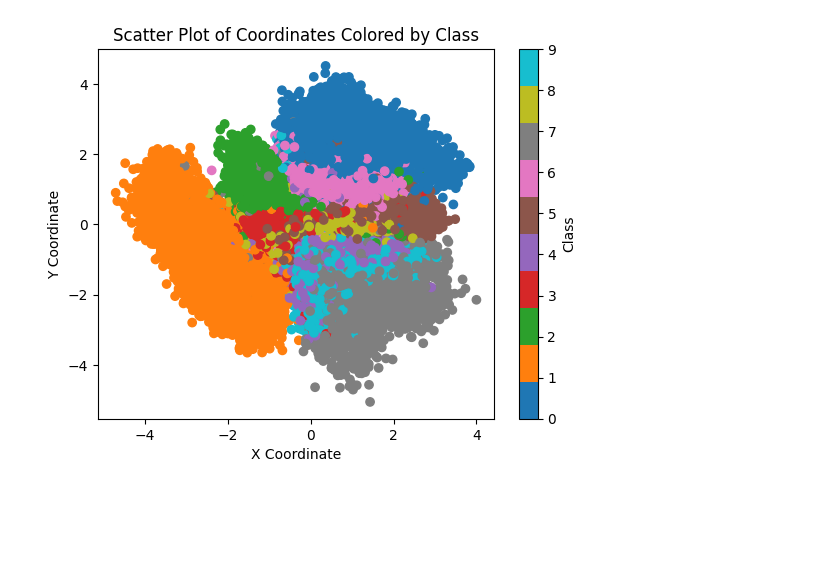
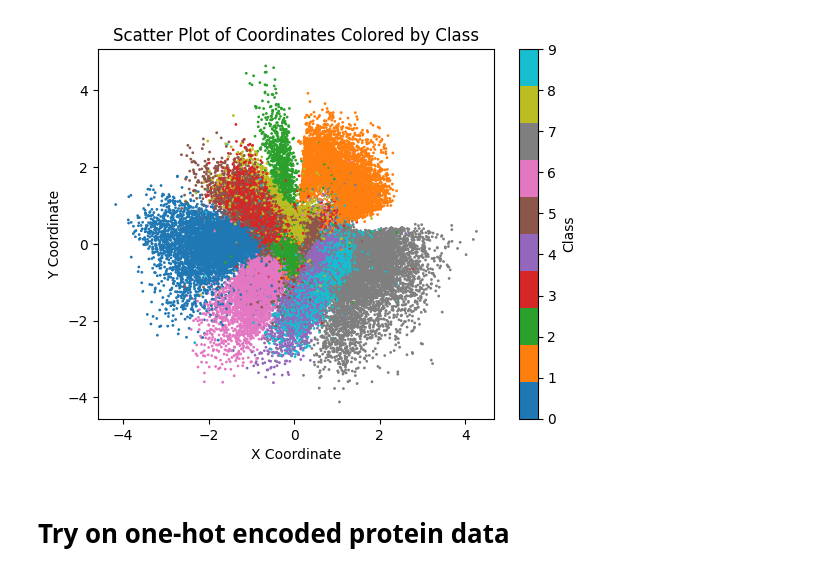
Before and after one commit to shazakam/ProteinManifoldLearning, a Jupyter notebook: Notebooks/MNIST.ipynb, the cells around one changed output. Cells and saved outputs as stored; diff of their text form; code cells hidden in the pictures; blank space fills up the shorter version.

```diff
--- a/Notebooks/MNIST.ipynb
+++ b/Notebooks/MNIST.ipynb
@@ -16,7 +16,7 @@ import numpy as np
 # %%
 def ELBO(x, x_hat,x_mu, x_logvar):
 
-    rec_loss =  torch.nn.functional.binary_cross_entropy(x_hat, x, reduction='sum')
+    rec_loss =  torch.nn.functional.mse_loss(x_hat, x, reduction='sum')
     KL_loss = -0.5 * torch.sum(1 + x_logvar - x_mu.pow(2) - x_logvar.exp())
 
     return (rec_loss + KL_loss) / x.size(0)
@@ -92,17 +96,19 @@ latent_coord = np.concatenate(latent_coord, axis = 0)
 # %%
 coordinates = latent_coord
 classes = labels
 
 # Create the scatter plot
-plt.scatter(coordinates[:, 0], coordinates[:, 1], c=classes, cmap='tab10')
+plt.scatter(coordinates[:, 0], coordinates[:, 1], c=classes, cmap='tab10', s = 1)
 
 # Add labels and title
 plt.xlabel('X Coordinate')
 plt.ylabel('Y Coordinate')
 plt.title('Scatter Plot of Coordinates Colored by Class')
 
 # Show the plot
 plt.colorbar(label='Class')
 plt.show()
 # %% [output]
-[figure, old version]
+[figure, new version]
+# %% [markdown]
+# Try on one-hot encoded protein data
```
Also changed, not shown: parts of 3 cells of this notebook, 4 other files.
